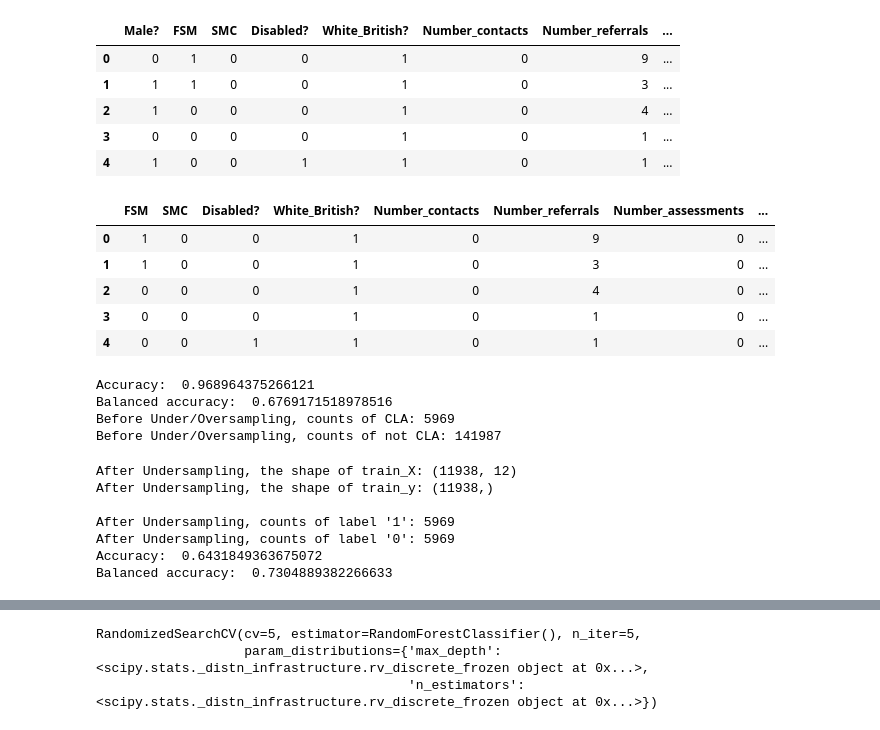
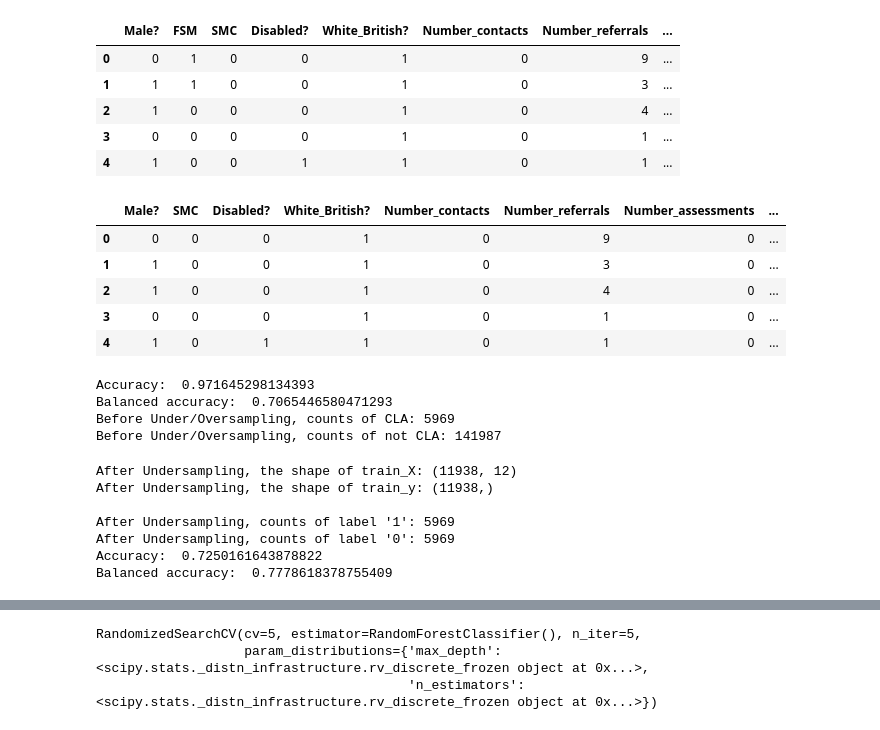
Before and after one commit to data-to-insight/D2I-Jupyter-Notebook-Tools, a Jupyter notebook: ml-data science tutorials/CLA_random_forest.ipynb, the cells around one changed output, grey strips where cells are left out. Saved outputs shown, nothing was run; the diff lists cells and outputs as text; code cells hidden in the pictures.

```diff
--- a/ml-data science tutorials/CLA_random_forest.ipynb
+++ b/ml-data science tutorials/CLA_random_forest.ipynb
@@ -20,6 +20,11 @@ from imblearn.under_sampling import NearMiss
 from imblearn.over_sampling import SMOTE
 nr = NearMiss()
 sm = SMOTE()
+
+# Variables
+sample_type = 'under'
+columns_dropped = ['FSM']
+target = 'Residential_CLA'
 # %%
 # Import data
 df = pd.read_csv('/workspaces/D2I-Jupyter-Notebook-Tools/ml-data science tutorials/data/CLA_RF_input.csv')
@@ -33,17 +38,17 @@ df.head()
 | 4 | 1 | 0 | 0 | 1 | 1 | 0 | 1 | ... |
 # %%
 # Set independent and dependent variables
-df = df.drop(['Male?'], axis=1) # Drop any factors that might not be useful
+df = df.drop(columns_dropped, axis=1) # Drop any factors that might not be useful
 X = df.drop(['CLA','Residential_CLA'], axis=1)
-y = df['CLA'] # Target variable
+y = df[target] # Target variable
 X.head()
 # %% [output]
-|  | FSM | SMC | Disabled? | White_British? | Number_contacts | Number_referrals | Number_assessments | ... |
-| 0 | 1 | 0 | 0 | 1 | 0 | 9 | 0 | ... |
+|  | Male? | SMC | Disabled? | White_British? | Number_contacts | Number_referrals | Number_assessments | ... |
+| 0 | 0 | 0 | 0 | 1 | 0 | 9 | 0 | ... |
 | 1 | 1 | 0 | 0 | 1 | 0 | 3 | 0 | ... |
-| 2 | 0 | 0 | 0 | 1 | 0 | 4 | 0 | ... |
+| 2 | 1 | 0 | 0 | 1 | 0 | 4 | 0 | ... |
 | 3 | 0 | 0 | 0 | 1 | 0 | 1 | 0 | ... |
-| 4 | 0 | 0 | 1 | 1 | 0 | 1 | 0 | ... |
+| 4 | 1 | 0 | 1 | 1 | 0 | 1 | 0 | ... |
 # %%
 # Split dataset into training set and test set
 X_train, X_test, y_train, y_test = train_test_split(X, y, test_size=0.3, random_state=1) # 70% training and 30% test
@@ -64,13 +69,12 @@ print('Balanced accuracy: ', balanced_accuracy)
 print("Before Under/Oversampling, counts of CLA: {}".format(sum(y_train == 1)))
 print("Before Under/Oversampling, counts of not CLA: {} \n".format(sum(y_train == 0)))
 # %% [output]
-Accuracy:  0.968964375266121
-Balanced accuracy:  0.6769171518978516
+Accuracy:  0.971645298134393
+Balanced accuracy:  0.7065446580471293
 Before Under/Oversampling, counts of CLA: 5969
 Before Under/Oversampling, counts of not CLA: 141987
 # %%
 # Undersample those who are not CLAs OR Oversample those who are CLAs
-sample_type = 'under'
 
 if sample_type == 'under':
     X_train_samp, y_train_samp = nr.fit_resample(X_train, y_train.ravel())
@@ -115,8 +119,8 @@ After Undersampling, the shape of train_y: (11938,)
 
 After Undersampling, counts of label '1': 5969
 After Undersampling, counts of label '0': 5969
-Accuracy:  0.6431849363675072
-Balanced accuracy:  0.7304889382266633
+Accuracy:  0.7250161643878822
+Balanced accuracy:  0.7778618378755409
 # %%
 for i in range(3):
     tree = rf_sampled.estimators_[i]
```
Also changed, not shown: parts of 4 cells of this notebook, 1 other file.
